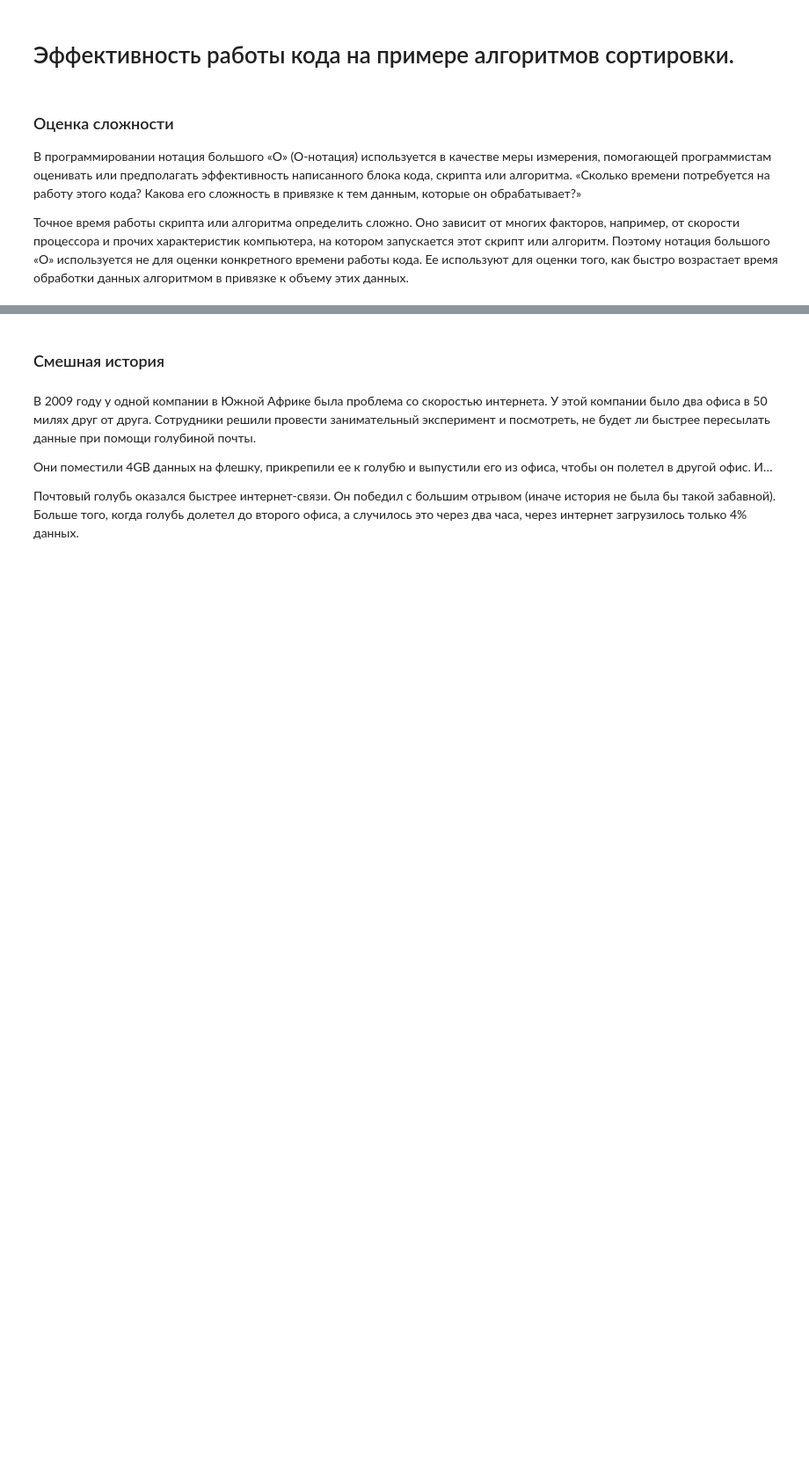
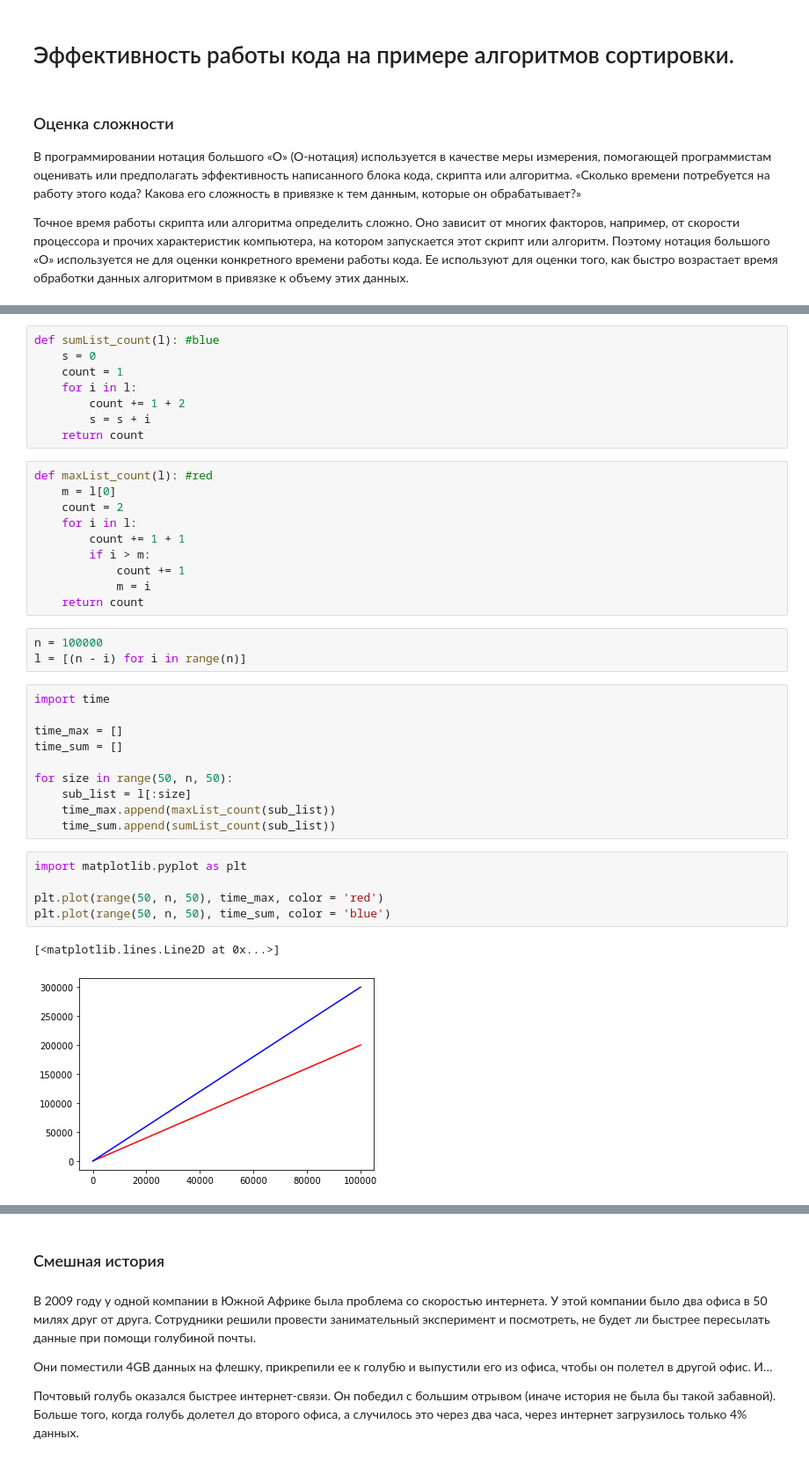
Before and after one commit to mgordenko/DPO_Python_DS14-main, a Jupyter notebook: Lect5 functions, o notation/Lect5_Part3.ipynb, the cells around one changed output, grey strips where cells are left out. Shown: that part at 88% size. Drawn from its saved outputs; the diff is of its cells as text; blank space fills up the shorter version.

```diff
--- a/Lect5 functions, o notation/Lect5_Part3.ipynb
+++ b/Lect5 functions, o notation/Lect5_Part3.ipynb
@@ -7,0 +51,39 @@
+# %%
+def sumList_count(l): #blue
+    s = 0
+    count = 1
+    for i in l:
+        count += 1 + 2
+        s = s + i
+    return count
+# %%
+def maxList_count(l): #red
+    m = l[0]
+    count = 2
+    for i in l:
+        count += 1 + 1
+        if i > m:
+            count += 1
+            m = i
+    return count
+# %%
+n = 100000
+l = [(n - i) for i in range(n)]
+# %%
+import time
+
+time_max = []
+time_sum = []
+
+for size in range(50, n, 50):
+    sub_list = l[:size]
+    time_max.append(maxList_count(sub_list))
+    time_sum.append(sumList_count(sub_list))
+# %%
+import matplotlib.pyplot as plt
+
+plt.plot(range(50, n, 50), time_max, color = 'red')
+plt.plot(range(50, n, 50), time_sum, color = 'blue')
+# %% [output]
+[<matplotlib.lines.Line2D at 0x...>]
+[figure, added]
```
Also changed, not shown: parts of 17 cells of this notebook.
